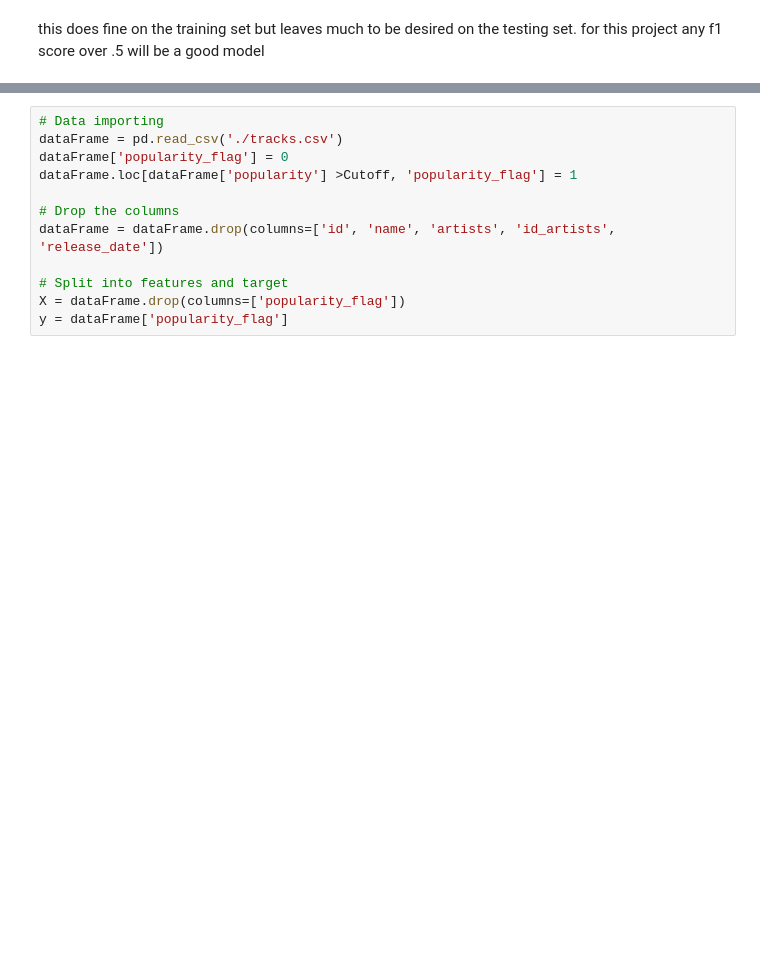
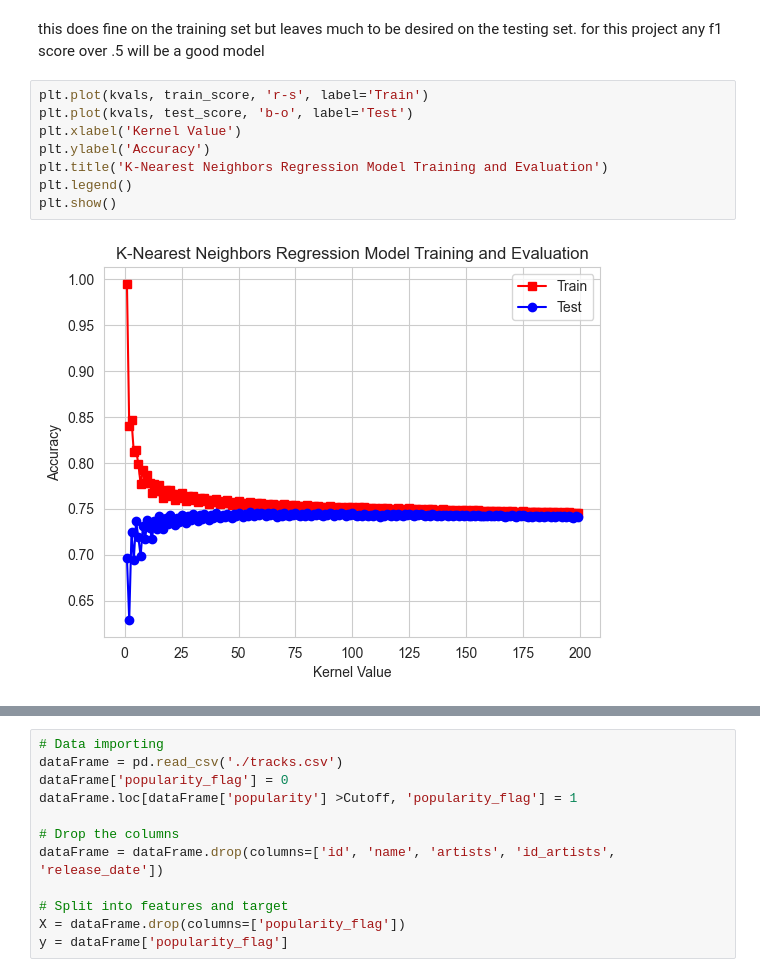
Before and after one commit to Coopsims/Random-Projects, a Jupyter notebook: Spotify Data Science/Song Popularity/Spotify analysis.ipynb, the cells around one changed output, grey strips where cells are left out. Cells and saved outputs as stored; diff of their text form; blank space fills up the shorter version.

```diff
--- a/Spotify Data Science/Song Popularity/Spotify analysis.ipynb
+++ b/Spotify Data Science/Song Popularity/Spotify analysis.ipynb
@@ -165,3 +149,13 @@ Confusion Matrix on Testing set:
 # %% [markdown]
 this does fine on the training set but leaves much to be desired on the testing set. for this project any f1 score over .5 will be a good model
+# %%
+plt.plot(kvals, train_score, 'r-s', label='Train')
+plt.plot(kvals, test_score, 'b-o', label='Test')
+plt.xlabel('Kernel Value')
+plt.ylabel('Accuracy')
+plt.title('K-Nearest Neighbors Regression Model Training and Evaluation')
+plt.legend()
+plt.show()
+# %% [output]
+[figure, added]
 # %%
```
Also changed, not shown: parts of 34 cells of this notebook.
